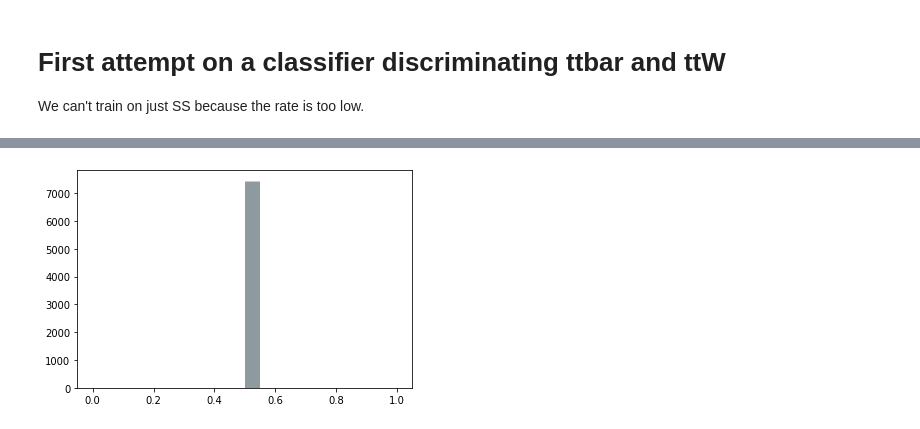
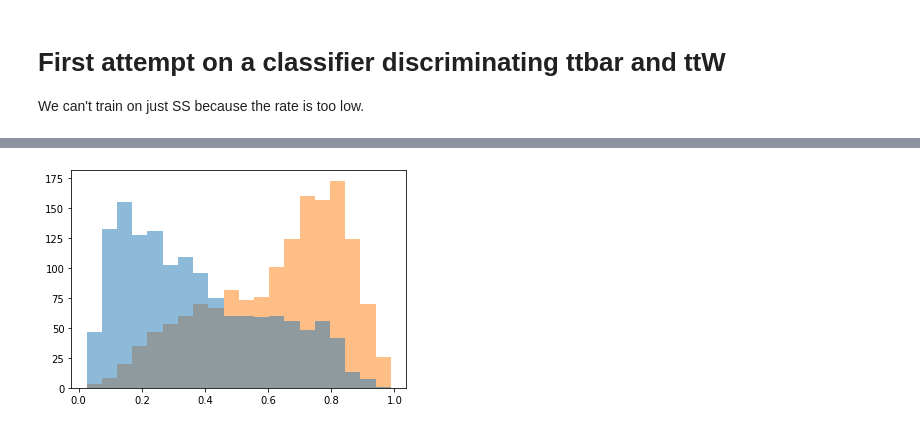
Before and after one commit to mirandabryson/tW_scattering, a Jupyter notebook: ML/ttW_classifier.ipynb, the cells around one changed output, grey strips where cells are left out. Saved outputs shown, nothing was run; the diff lists cells and outputs as text; code cells hidden in the pictures.

Commit message:
NN data preprocessing, training, implmentation

```diff
--- a/ML/ttW_classifier.ipynb
+++ b/ML/ttW_classifier.ipynb
@@ -29,4 +24,9 @@ bkg_df = df[df['signal']==0]
 # %%
+df = pd.read_hdf('data/data_X.h5') # load data processed with ML_processor.py
+
+sig_df = df[df['signal']==1]
+bkg_df = df[df['signal']==0]
+
 # usually we have less signal than background
 nSmall = len(sig_df) if len(sig_df) < len(bkg_df) else len(bkg_df)
 
@@ -41,3 +41,14 @@ y_tmp = np.concatenate((y_sig,y_bkg))
 # merge signal and background
 frames = [tmp_sig_df, tmp_bkg_df]
 X_tmp = pd.concat(frames)
+
+print ("The smaller data set contains %s events"%nSmall)
+
+# Splitting in training and test samples
+X_tmp_train, X_tmp_test, y_train, y_test = train_test_split(X_tmp, y_tmp, train_size= int( 0.9*y_tmp.shape[0] ), random_state=42 )
+
+variables = ['mll', 'njet', 'nbtag', 'st', 'ht', 'met', 'mjj_max', 'mlb_min', 'mlb_max', 'l0_pt', 'l1_pt', 'deltaR_lj_min', 'j0_pt']
+#variables = ['mll', 'st', 'ht', 'met', 'mjj_max', 'mlb_min', 'mlb_max', 'l0_pt', 'l1_pt', 'deltaR_lj_min', 'j0_pt']
+
+X_train = X_tmp_train[variables]
+X_test = X_tmp_test[variables]
@@ -48,3 +56,0 @@ nSmall
-# %%
-# Splitting in training and test samples
-X_tmp_train, X_tmp_test, y_train, y_test = train_test_split(X_tmp, y_tmp, train_size= int( 0.5*y_tmp.shape[0] ), random_state=42 )
@@ -65,0 +95,9 @@ hist, bins, ax = axs[1,1].hist( [ X_train[['ht']][y_train==0].values, X_train[['
+# %%
+# Normalize Data - mean to 0, and std to 1
+X_mean, X_std = X_train.mean(), X_train.std()
+
+X_train -= X_mean
+X_train /= X_std
+
+X_test -= X_mean
+X_test /= X_std
@@ -171,5 +208,10 @@ y_test_pred = pd.DataFrame( model.predict( X_test.values  ) , index = X_test.ind
 # %%
+loaded_model = tf.keras.models.load_model('../ML/data/training.h5', custom_objects=None, compile=False)
+
+# use the model to predict whether an event is signal or background
+y_test_pred = pd.DataFrame( loaded_model.predict( X_test.values  ) , index = X_test.index)
+
 xbin = 20
 hist, bins, ax = plt.hist( [ y_test_pred[y_test==0].values, y_test_pred[y_test==1].values ], xbin, log=False, label=['Background ('+ str((y_test==0).sum()) +')' ,'Signal ('+ str((y_test==1).sum()) +')'], histtype='stepfilled', alpha=0.5)
 # %% [output]
-[figure, old version]
+[figure, new version]
```
Also changed, not shown: parts of 33 cells of this notebook, 7 other files.
